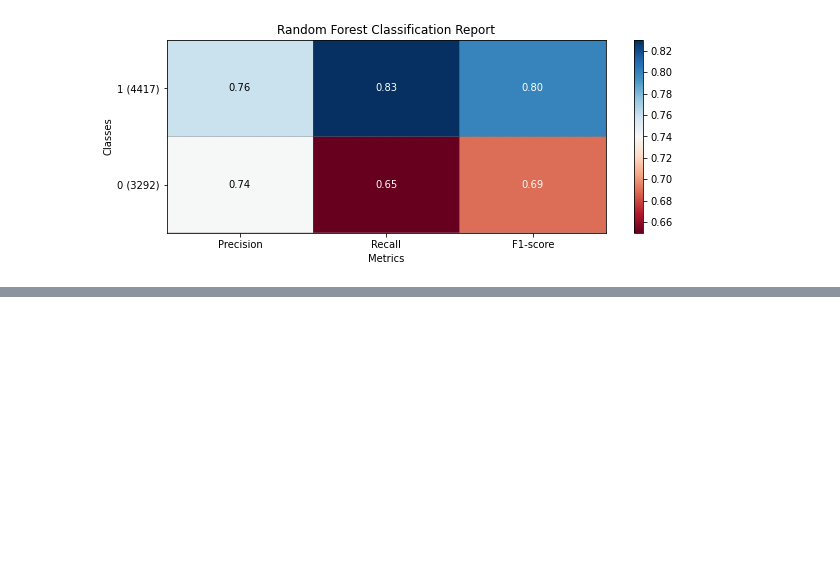
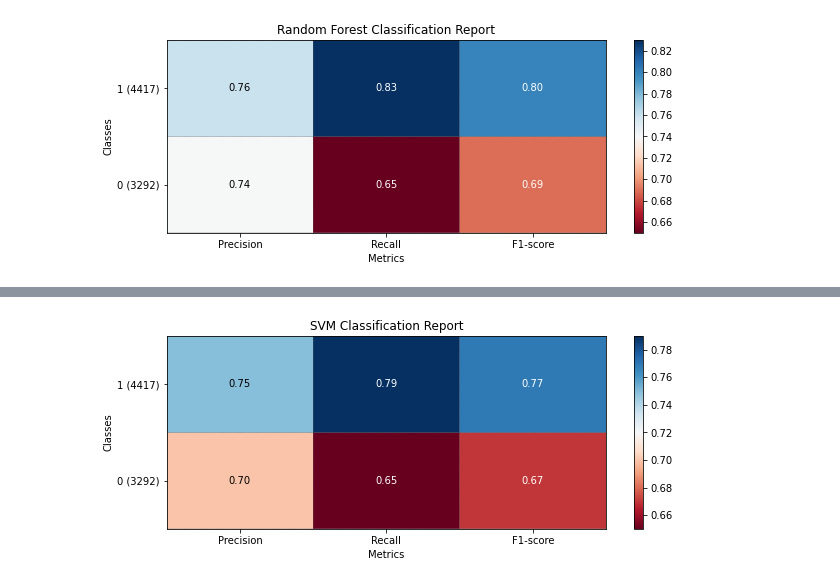
Before and after one commit to jackshendrikov/sentimento, a Jupyter notebook: Part II - Sentiment Analysis Classifications - Review and Comparison.ipynb, the cells around one changed output, grey strips where cells are left out. Drawn from its saved outputs; the diff is of its cells as text; code cells hidden in the pictures; blank space fills up the shorter version.

Commit message:
Add a SVM model and visualization of its results

```diff
--- a/Part II - Sentiment Analysis Classifications - Review and Comparison.ipynb
+++ b/Part II - Sentiment Analysis Classifications - Review and Comparison.ipynb
@@ -502,0 +525,7 @@ plot_classification_report(classification_report(y_test, clf.predict(x_test)), t
+# %%
+from sklearn import svm
+
+SVM = svm.SVC(C=1.0, kernel='linear', degree=3, gamma='auto')
+SVM.fit(x_train, y_train)
+
+print("Accuracy Score:", str(round(SVM.score(x_test, y_test), 4) * 100) + '%')
@@ -502,0 +546,4 @@ plot_classification_report(classification_report(y_test, clf.predict(x_test)), t
+# %%
+plot_classification_report(classification_report(y_test, SVM.predict(x_test)), title='SVM Classification Report')
+# %% [output]
+[figure, added]
```
Also changed, not shown: parts of 4 cells of this notebook.
